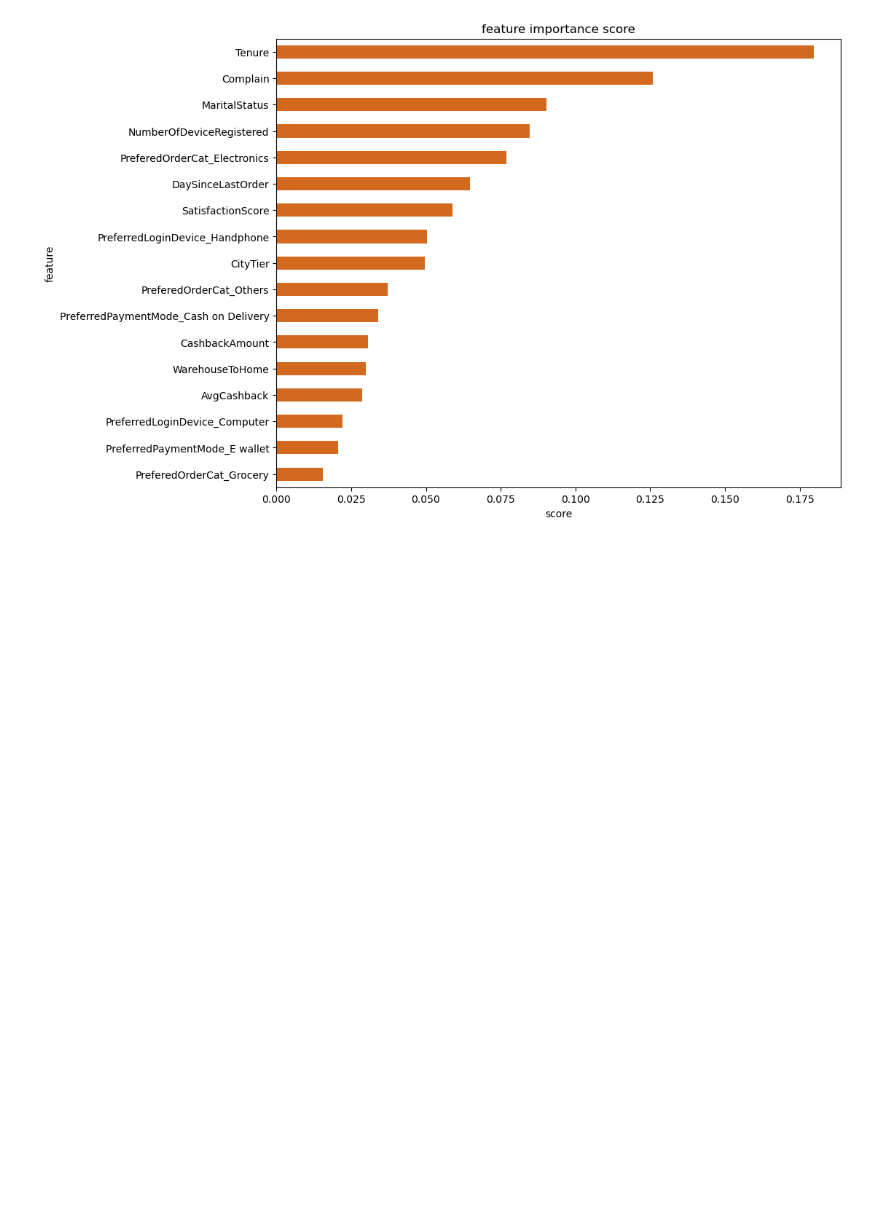
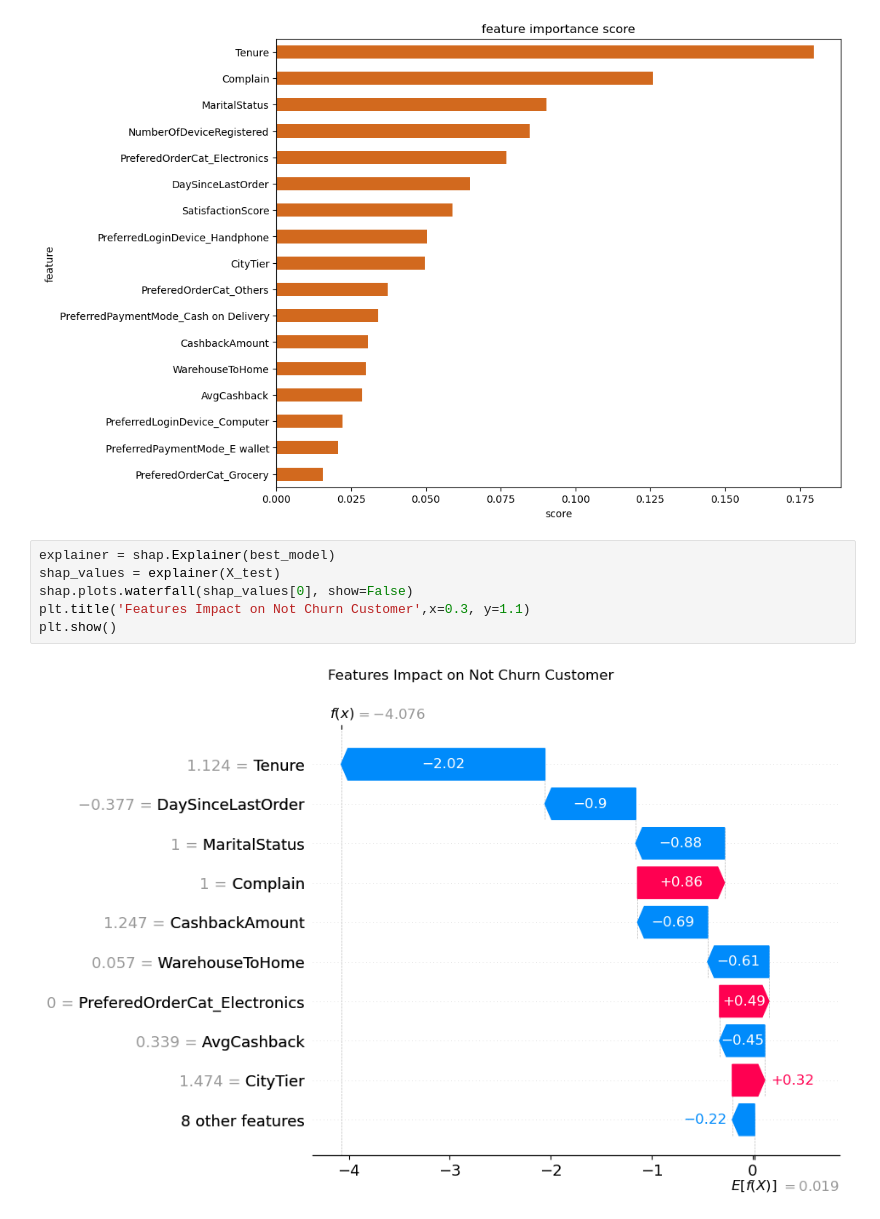
Before and after one commit to helmynaufal/E-commerce-Churn-Prediction, a Jupyter notebook: e-commerce-churn-prediction.ipynb, the cells around one changed output. Saved outputs shown, nothing was run; the diff lists cells and outputs as text; blank space fills up the shorter version.

Commit message:
Add shap value

```diff
--- a/e-commerce-churn-prediction.ipynb
+++ b/e-commerce-churn-prediction.ipynb
@@ -576,3 +581,11 @@ plt.title('feature importance score')
 # %% [output]
 Text(0.5, 1.0, 'feature importance score')
 [figure]
+# %%
+explainer = shap.Explainer(best_model)
+shap_values = explainer(X_test)
+shap.plots.waterfall(shap_values[0], show=False)
+plt.title('Features Impact on Not Churn Customer',x=0.3, y=1.1)
+plt.show()
+# %% [output]
+[figure, added]
```
Also changed, not shown: parts of 17 cells of this notebook.
